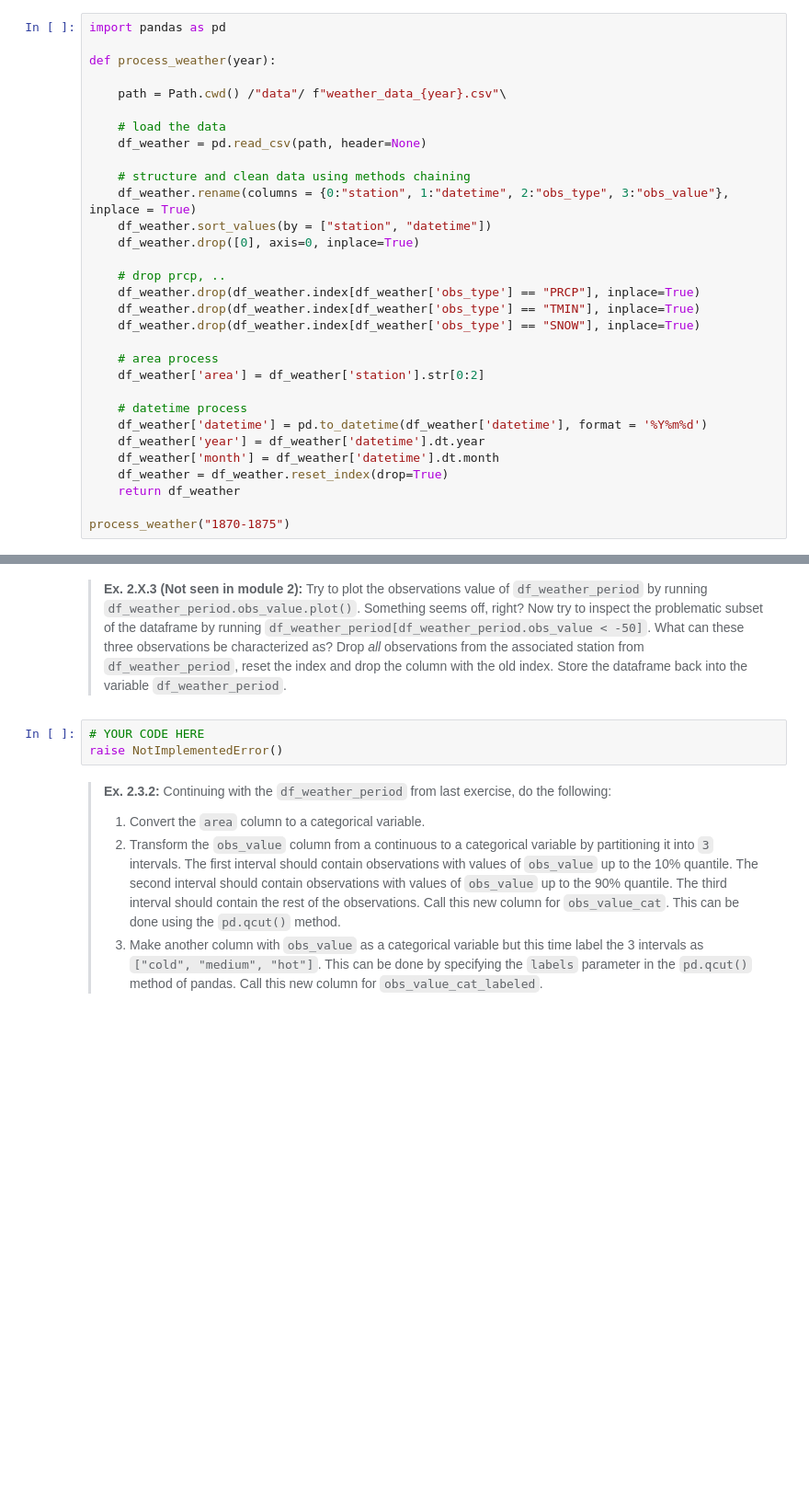
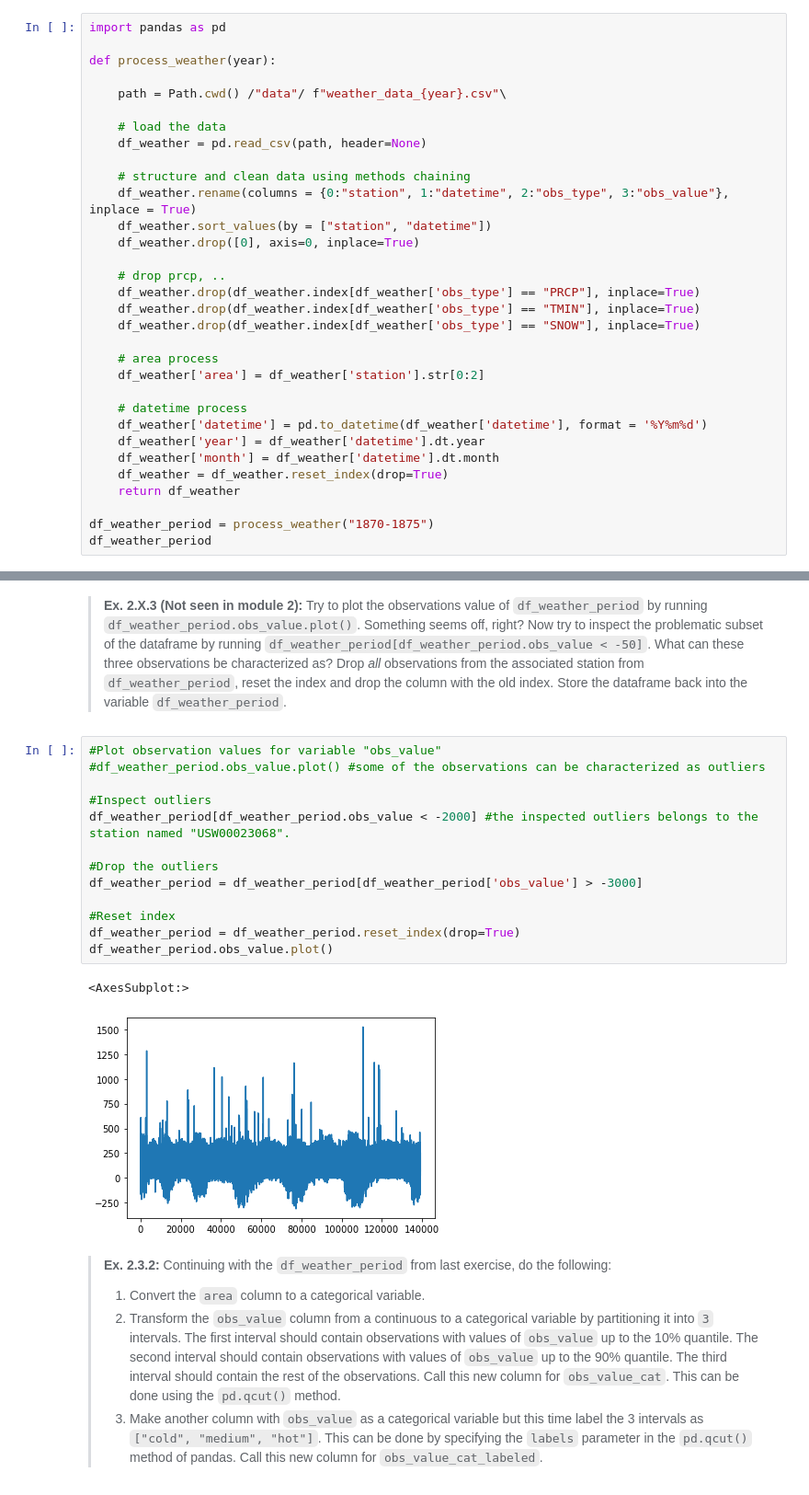
Before and after one commit to txg194/Qwe, a Jupyter notebook: Assignment 1/assignment_1.ipynb, the cells around one changed output, grey strips where cells are left out. Shown: that part at 92% size. Cells and saved outputs as stored; diff of their text form; blank space fills up the shorter version.

```diff
--- a/Assignment 1/assignment_1.ipynb
+++ b/Assignment 1/assignment_1.ipynb
@@ -130,7 +130,8 @@ def process_weather(year):
     df_weather = df_weather.reset_index(drop=True)
     return df_weather
 
-process_weather("1870-1875")
+df_weather_period = process_weather("1870-1875")
+df_weather_period
 # %% [output]
 |  | station | datetime | obs_type | obs_value | area | year | month |
 | 0 | ASN00066062 | 1870-01-01 | TMAX | 271 | AS | 1870 | 1 |
@@ -152,8 +149,21 @@ NameError: name 'df_weather' is not defined
 # %% [markdown]
 > **Ex. 2.X.3 (Not seen in module 2):** Try to plot the observations value of `df_weather_period` by running `df_weather_period.obs_value.plot()`. Something seems off, right? Now try to inspect the problematic subset of the dataframe by running `df_weather_period[df_weather_period.obs_value < -50]`. What can these three observations be characterized as? Drop _all_ observations from the associated station from `df_weather_period`, reset the index and drop the column with the old index. Store the dataframe back into the variable `df_weather_period`.
-# %%
-# YOUR CODE HERE
-raise NotImplementedError()
+# %%
+#Plot observation values for variable "obs_value"
+#df_weather_period.obs_value.plot() #some of the observations can be characterized as outliers
+
+#Inspect outliers
+df_weather_period[df_weather_period.obs_value < -2000] #the inspected outliers belongs to the station named "USW00023068".
+
+#Drop the outliers
+df_weather_period = df_weather_period[df_weather_period['obs_value'] > -3000]
+
+#Reset index
+df_weather_period = df_weather_period.reset_index(drop=True)
+df_weather_period.obs_value.plot()
+# %% [output]
+<AxesSubplot:>
+[figure, added]
 # %% [markdown]
 > **Ex. 2.3.2:**
 Continuing with the `df_weather_period` from last exercise, do the following:
```
Also changed, not shown: parts of 12 cells of this notebook.
